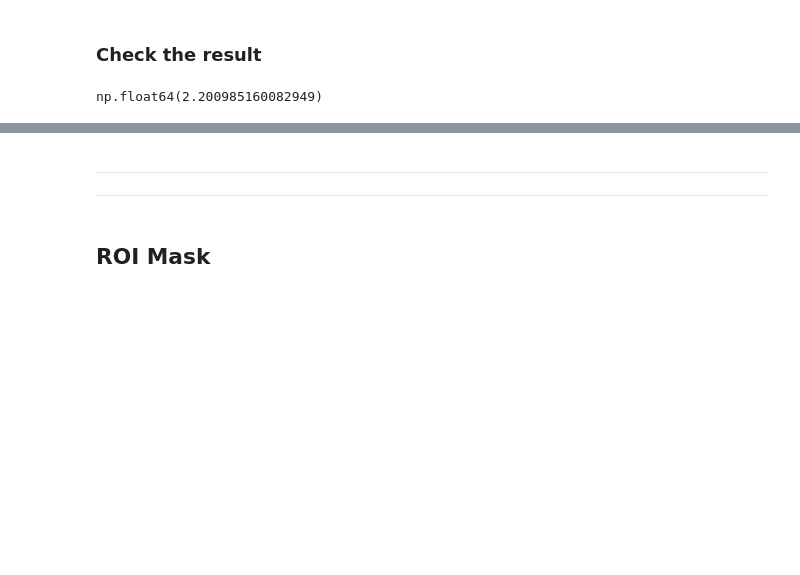
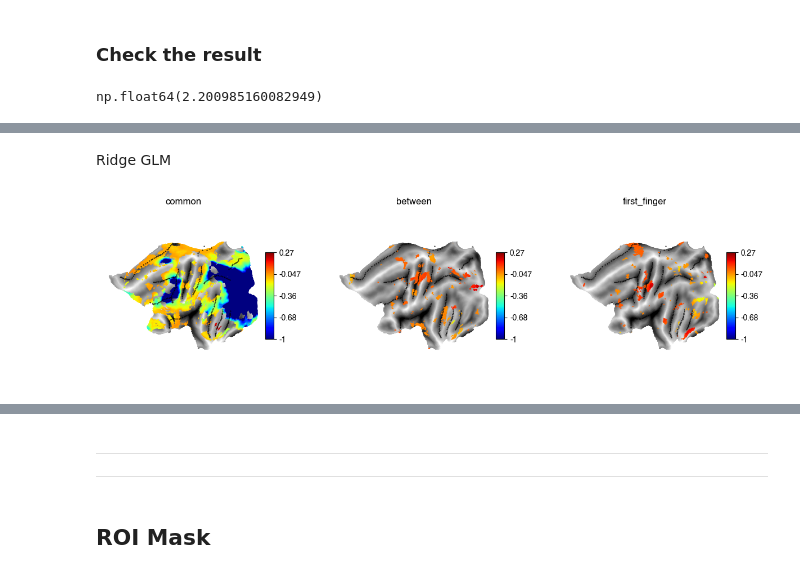
Before and after one commit to psb629/SeqSpatialSupp_fMRI, a Jupyter notebook: Notebook/glmsingle.searchlight.glm1.ipynb, the cells around one changed output, grey strips where cells are left out. Cells and saved outputs as stored; diff of their text form; code cells hidden in the pictures; blank space fills up the shorter version.

```diff
--- a/Notebook/glmsingle.searchlight.glm1.ipynb
+++ b/Notebook/glmsingle.searchlight.glm1.ipynb
@@ -732,0 +774,29 @@ for ii, model in enumerate(['common','between','first_finger']):
+# %% [markdown]
+Ridge GLM
+# %%
+fig, axs = plt.subplots(ncols=3, figsize=(15,4))
+for ii, model in enumerate(['common','between','first_finger']):
+    ax = axs[ii]
+    plt.sca(ax)
+
+    fname = join(dir_group,'cifti.%s.glm_%1d.searchlight.weight.%s.dscalar.nii'%(hem,glm,model))
+    data = np.array(nb.load(fname).get_fdata())
+
+    ## thresholding
+    idx = abs(data[1]) > thresh
+    ds = data[0].copy()
+    ds[~idx] = np.nan
+
+    g = surf.plot.plotmap(
+        data=ds,
+        surf='fs32k_%s'%hem,
+        alpha=1,
+        cmap=cm.jet, colorbar=True,
+        cscale=[-1, 0.27],
+        # threshold=thresh,
+        borders=border, bordercolor='black', bordersize=1,
+        overlay_type='func', render='matplotlib',
+    )
+    g.set_title(model)
+# %% [output]
+[figure, added]
```
Also changed, not shown: parts of 11 cells of this notebook.
